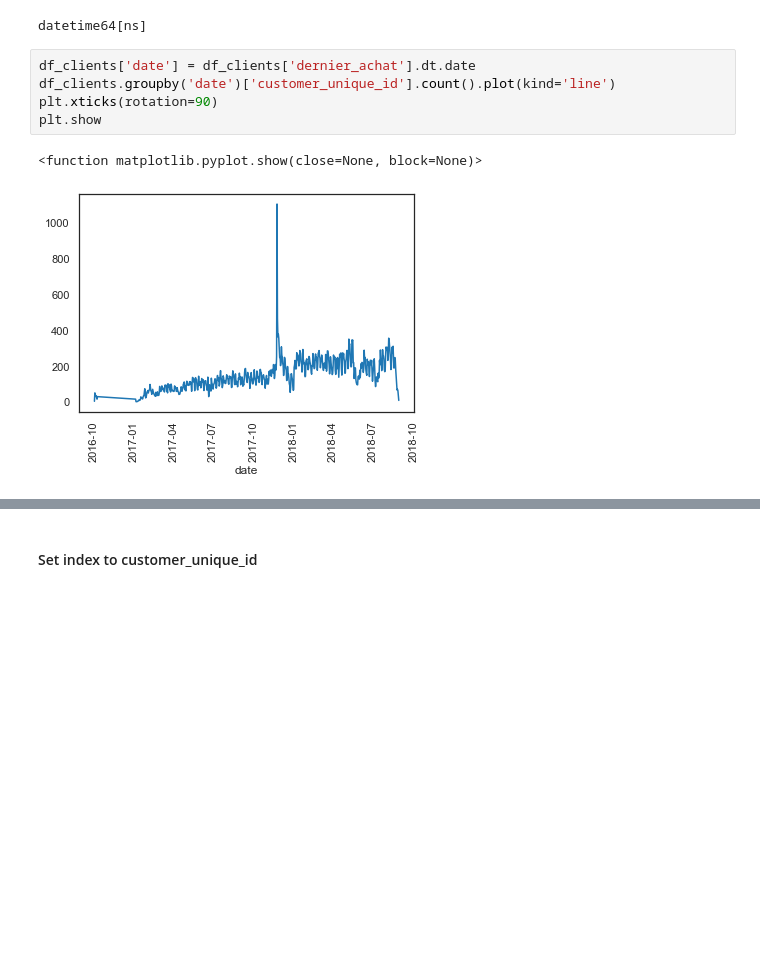
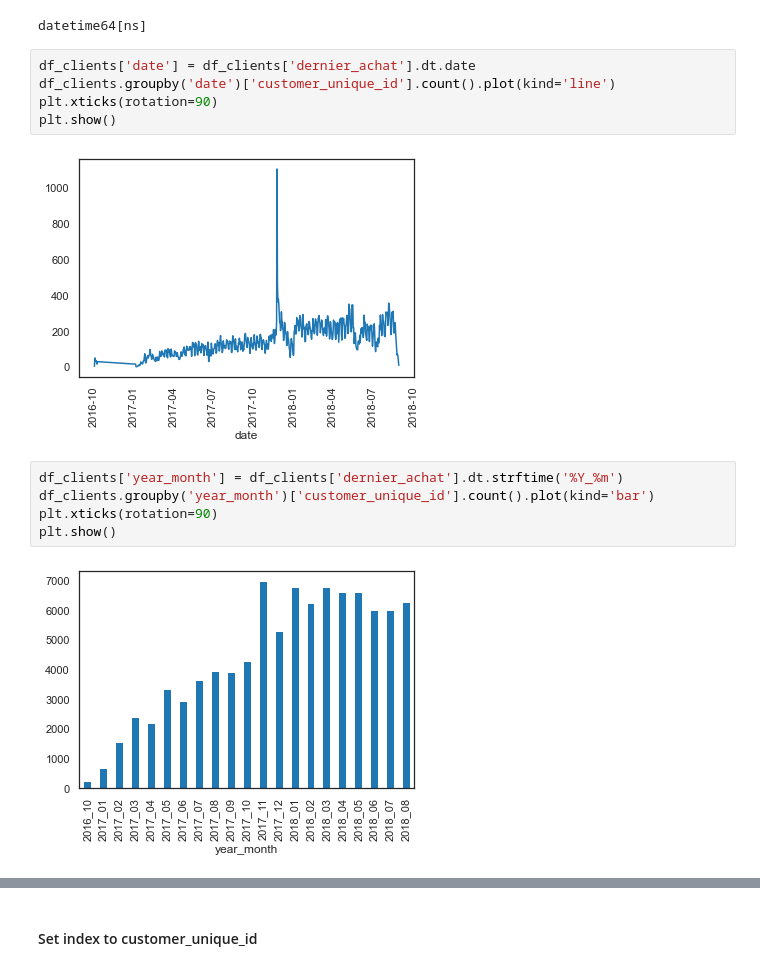
Before and after one commit to mrcreasey/oc-ds-p5-unsupervised-clustering, a Jupyter notebook: P5_03_simulation.ipynb, the cells around one changed output, grey strips where cells are left out. Drawn from its saved outputs; the diff is of its cells as text; blank space fills up the shorter version.

```diff
--- a/P5_03_simulation.ipynb
+++ b/P5_03_simulation.ipynb
@@ -204,7 +208,13 @@ datetime64[ns]
 df_clients['date'] = df_clients['dernier_achat'].dt.date
 df_clients.groupby('date')['customer_unique_id'].count().plot(kind='line')
 plt.xticks(rotation=90)
-plt.show
+plt.show()
 # %% [output]
-<function matplotlib.pyplot.show(close=None, block=None)>
 [figure]
+# %%
+df_clients['year_month'] = df_clients['dernier_achat'].dt.strftime('%Y_%m')
+df_clients.groupby('year_month')['customer_unique_id'].count().plot(kind='bar')
+plt.xticks(rotation=90)
+plt.show()
+# %% [output]
+[figure, added]
```
Also changed, not shown: parts of 51 cells of this notebook.
